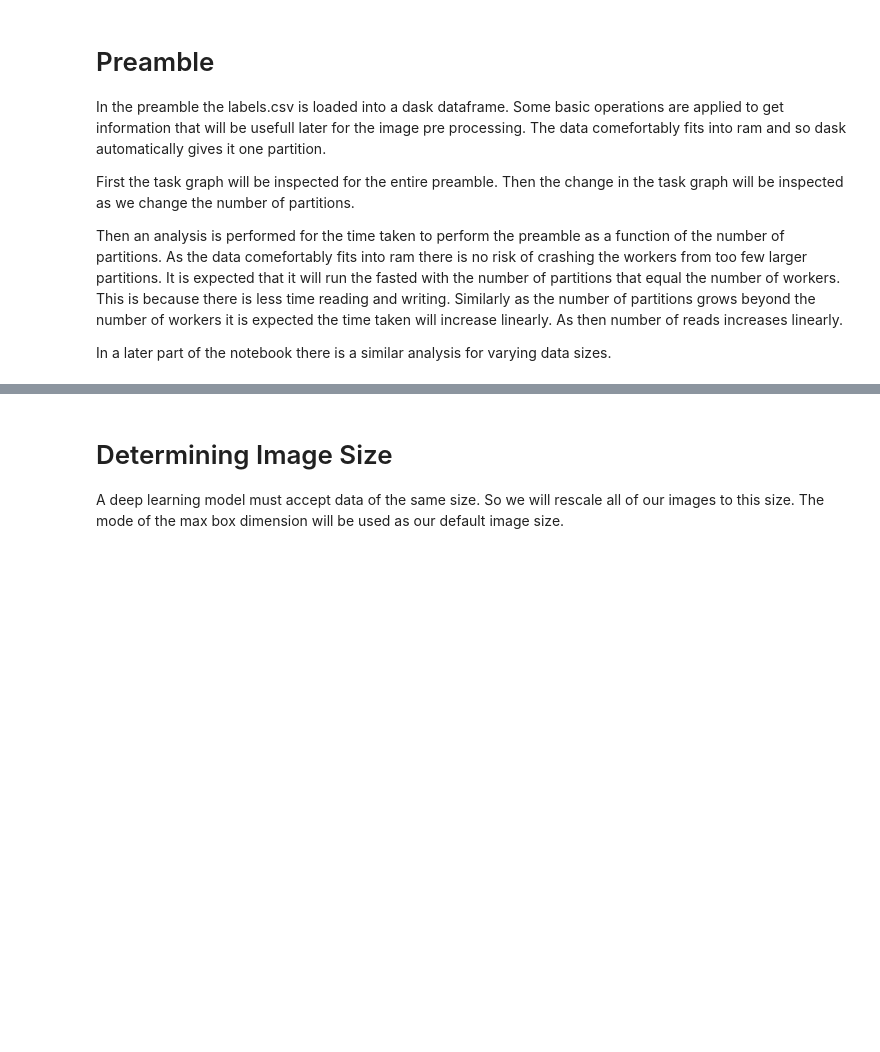
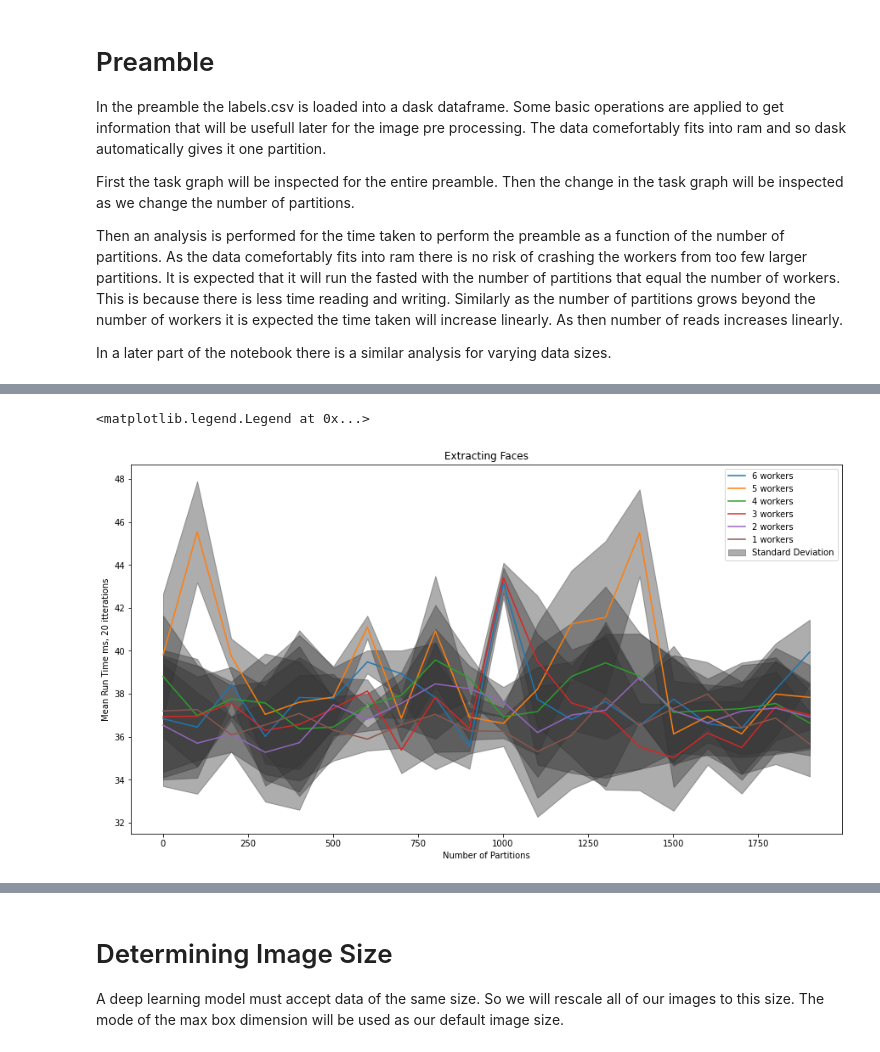
Before and after one commit to DanHarJor/MAPD-B, a Jupyter notebook: dask/notebooks/Daniel_dask_preprocessing.ipynb, the cells around one changed output, grey strips where cells are left out. Drawn from its saved outputs; the diff is of its cells as text; code cells hidden in the pictures; blank space fills up the shorter version.

```diff
--- a/dask/notebooks/Daniel_dask_preprocessing.ipynb
+++ b/dask/notebooks/Daniel_dask_preprocessing.ipynb
@@ -208,0 +244,17 @@ plt.legend()
+# %%
+partitions = np.arange(1,1999,100)
+it = 20
+itterations = range(it)
+workers = client.scheduler_info()['workers'].keys()
+preamble_perf = pd.DataFrame({'partitions':np.array(partitions)})
+for worker in workers:
+     nw = len(client.scheduler_info()['workers'].keys())
+     print('Testing',nw,'workers')
+     times, std = partitionTest(preamble,partitions,itterations)
+     preamble_perf['times_'+str(nw)+'w'] = times
+     preamble_perf['std_'+str(nw)+'w'] = std
+     if nw == 1: break
+     #print('retireing a worker')
+     client.retire_workers(workers=[worker])
+
+preamble_perf
@@ -208,0 +285,14 @@ plt.legend()
+# %%
+figPrePerf = plt.figure(figsize=(15,8))
+for i in np.arange(6,0,-1):
+    times = preamble_perf['times_'+str(i)+'w']
+    plt.plot(partitions, times,label=str(i)+' workers')
+    if i == 1: plt.fill_between(partitions,times+std,times-std, label='Standard Deviation', color=(0.2,0.2,0.2,0.4))
+    else: plt.fill_between(partitions,times+std,times-std, color=(0.2,0.2,0.2,0.4))
+plt.xlabel('Number of Partitions')
+plt.ylabel('Mean Run Time, microseconds, '+str(it)+' itterations')
+plt.title('Extracting Faces')
+plt.legend()
+# %% [output]
+<matplotlib.legend.Legend at 0x...>
+[figure, added]
```
Also changed, not shown: parts of 42 cells of this notebook, 1 other file.
